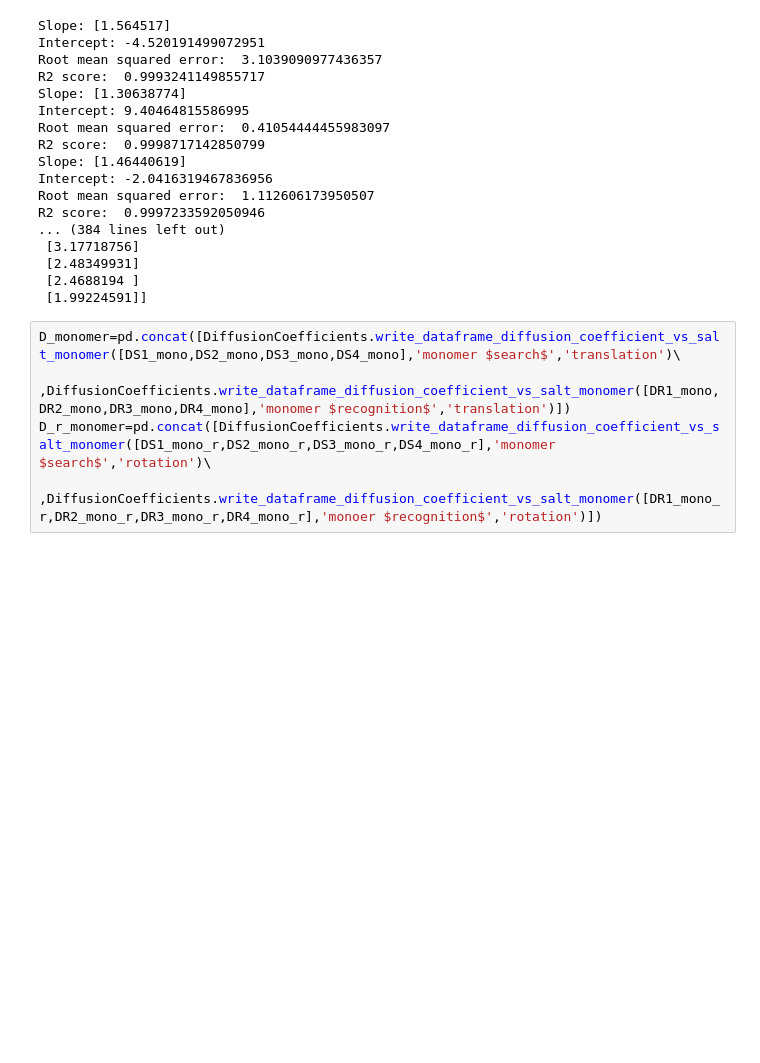
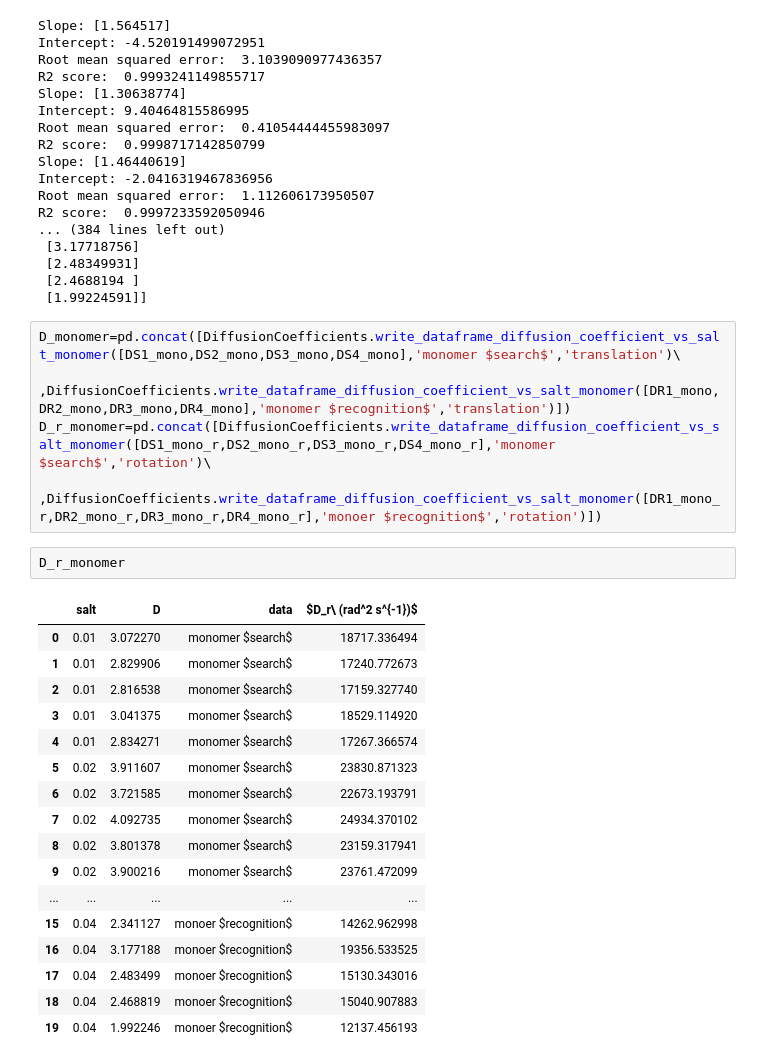
Before and after one commit to mallu2/CG_analysis, a Jupyter notebook: msd_diffusion_coefficient.ipynb, the cells around one changed output. Saved outputs shown, nothing was run; the diff lists cells and outputs as text; blank space fills up the shorter version.

```diff
--- a/msd_diffusion_coefficient.ipynb
+++ b/msd_diffusion_coefficient.ipynb
@@ -582,3 +587,23 @@ D_monomer=pd.concat([DiffusionCoefficients.write_dataframe_diffusion_coefficient
                         ,DiffusionCoefficients.write_dataframe_diffusion_coefficient_vs_salt_monomer([DR1_mono,DR2_mono,DR3_mono,DR4_mono],'monomer $recognition$','translation')])
 D_r_monomer=pd.concat([DiffusionCoefficients.write_dataframe_diffusion_coefficient_vs_salt_monomer([DS1_mono_r,DS2_mono_r,DS3_mono_r,DS4_mono_r],'monomer $search$','rotation')\
                         ,DiffusionCoefficients.write_dataframe_diffusion_coefficient_vs_salt_monomer([DR1_mono_r,DR2_mono_r,DR3_mono_r,DR4_mono_r],'monoer $recognition$','rotation')])
+# %%
+D_r_monomer
+# %% [output]
+|  | salt | D | data | $D_r\ (rad^2 s^{-1})$ |
+| 0 | 0.01 | 3.072270 | monomer $search$ | 18717.336494 |
+| 1 | 0.01 | 2.829906 | monomer $search$ | 17240.772673 |
+| 2 | 0.01 | 2.816538 | monomer $search$ | 17159.327740 |
+| 3 | 0.01 | 3.041375 | monomer $search$ | 18529.114920 |
+| 4 | 0.01 | 2.834271 | monomer $search$ | 17267.366574 |
+| 5 | 0.02 | 3.911607 | monomer $search$ | 23830.871323 |
+| 6 | 0.02 | 3.721585 | monomer $search$ | 22673.193791 |
+| 7 | 0.02 | 4.092735 | monomer $search$ | 24934.370102 |
+| 8 | 0.02 | 3.801378 | monomer $search$ | 23159.317941 |
+| 9 | 0.02 | 3.900216 | monomer $search$ | 23761.472099 |
+| ... | ... | ... | ... | ... |
+| 15 | 0.04 | 2.341127 | monoer $recognition$ | 14262.962998 |
+| 16 | 0.04 | 3.177188 | monoer $recognition$ | 19356.533525 |
+| 17 | 0.04 | 2.483499 | monoer $recognition$ | 15130.343016 |
+| 18 | 0.04 | 2.468819 | monoer $recognition$ | 15040.907883 |
+| 19 | 0.04 | 1.992246 | monoer $recognition$ | 12137.456193 |
```
Also changed, not shown: parts of 10 cells of this notebook.
